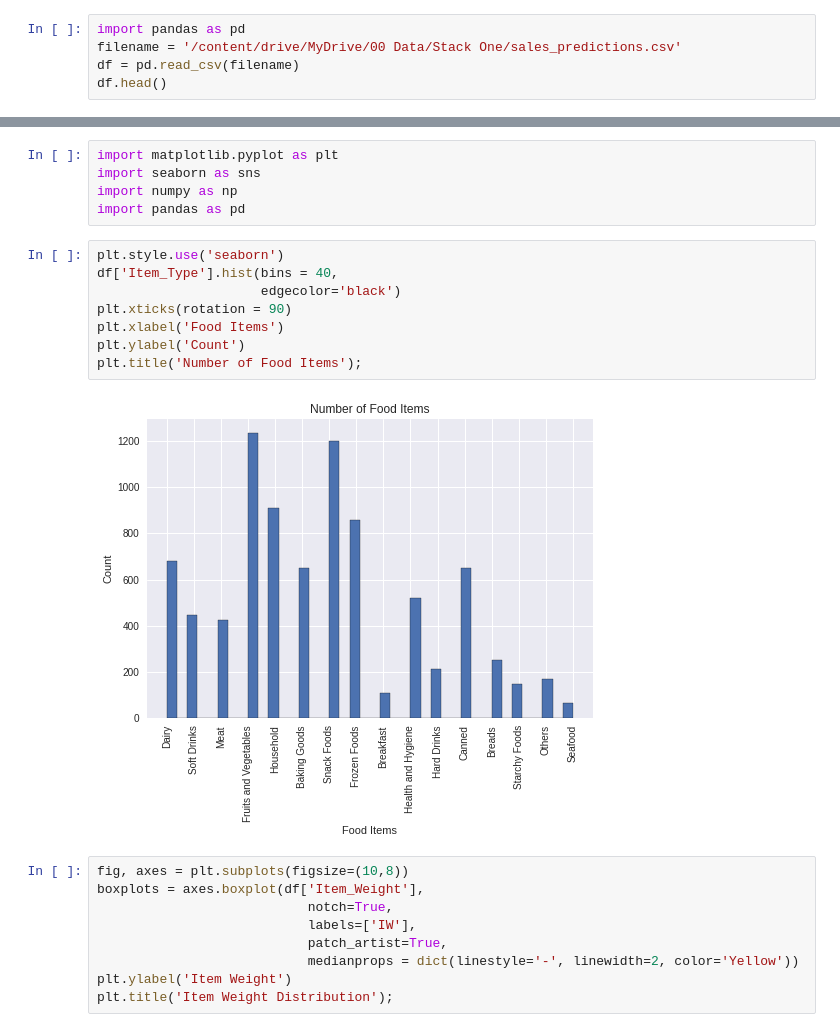
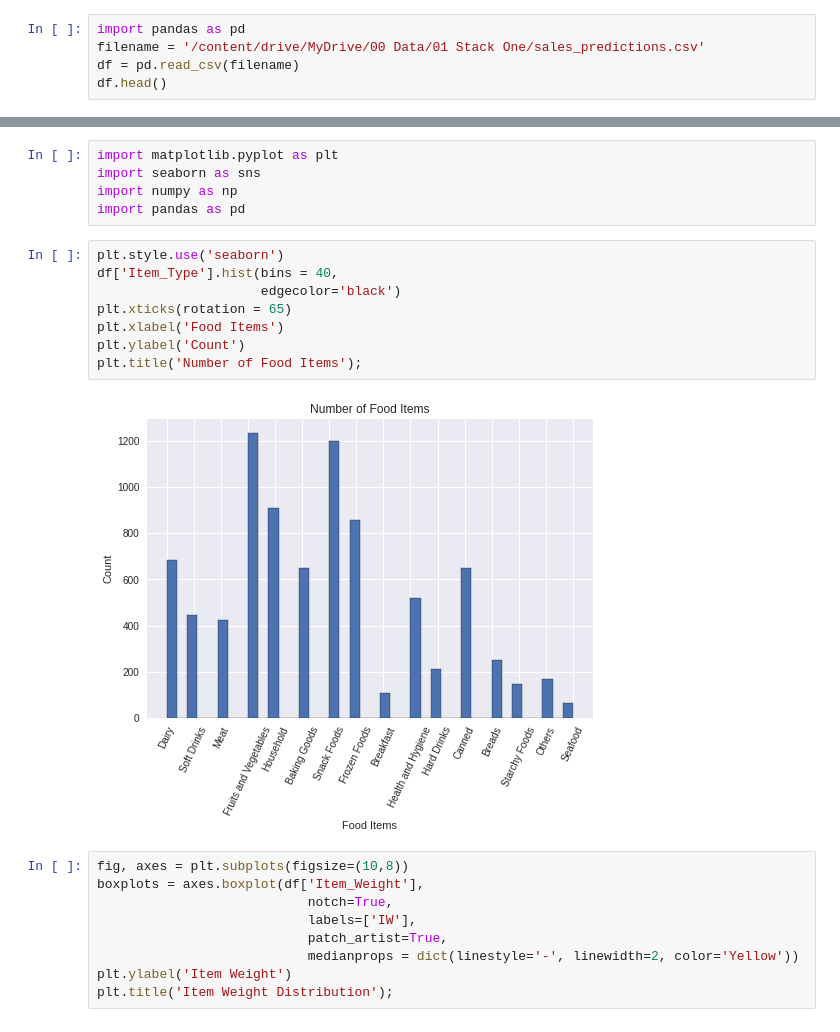
Before and after one commit to jvaug30/Food-Sales-Prediction, a Jupyter notebook: Food_Sales_Prediction.ipynb, the cells around one changed output, grey strips where cells are left out. Saved outputs shown, nothing was run; the diff lists cells and outputs as text.

```diff
--- a/Food_Sales_Prediction.ipynb
+++ b/Food_Sales_Prediction.ipynb
@@ -11,6 +11,6 @@ Mounted at /content/drive
 # %%
 import pandas as pd
-filename = '/content/drive/MyDrive/00 Data/Stack One/sales_predictions.csv'
+filename = '/content/drive/MyDrive/00 Data/01 Stack One/sales_predictions.csv'
 df = pd.read_csv(filename)
 df.head()
 # %% [output]
@@ -123,13 +123,13 @@ import pandas as pd
 # %%
 plt.style.use('seaborn')
 df['Item_Type'].hist(bins = 40,
                      edgecolor='black')
-plt.xticks(rotation = 90)
+plt.xticks(rotation = 65)
 plt.xlabel('Food Items')
 plt.ylabel('Count')
 plt.title('Number of Food Items');
 # %% [output]
-[figure, old version]
+[figure, new version]
 # %%
 fig, axes = plt.subplots(figsize=(10,8))
 boxplots = axes.boxplot(df['Item_Weight'],
```
Also changed, not shown: parts of 20 cells of this notebook.
